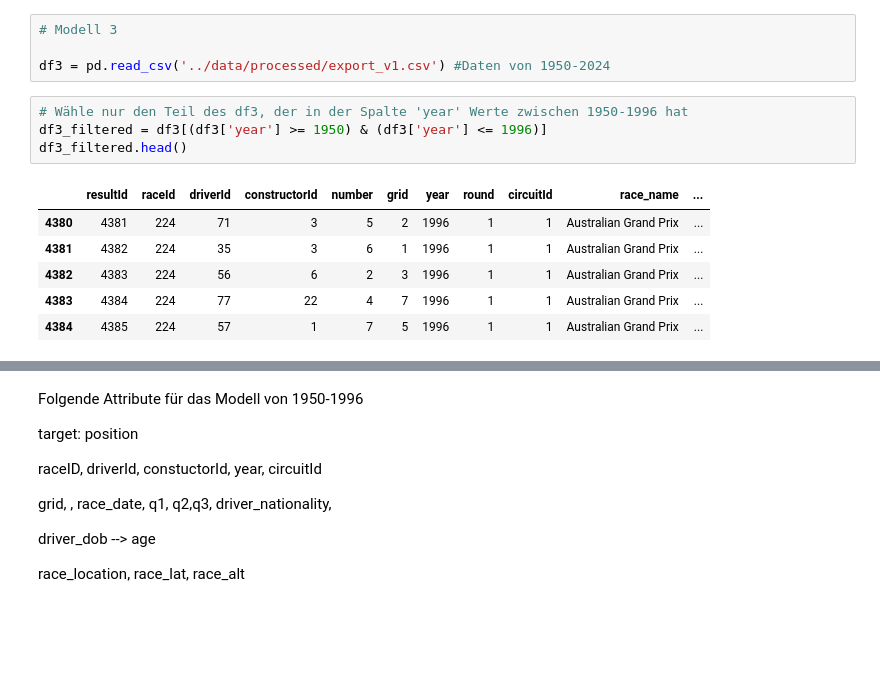
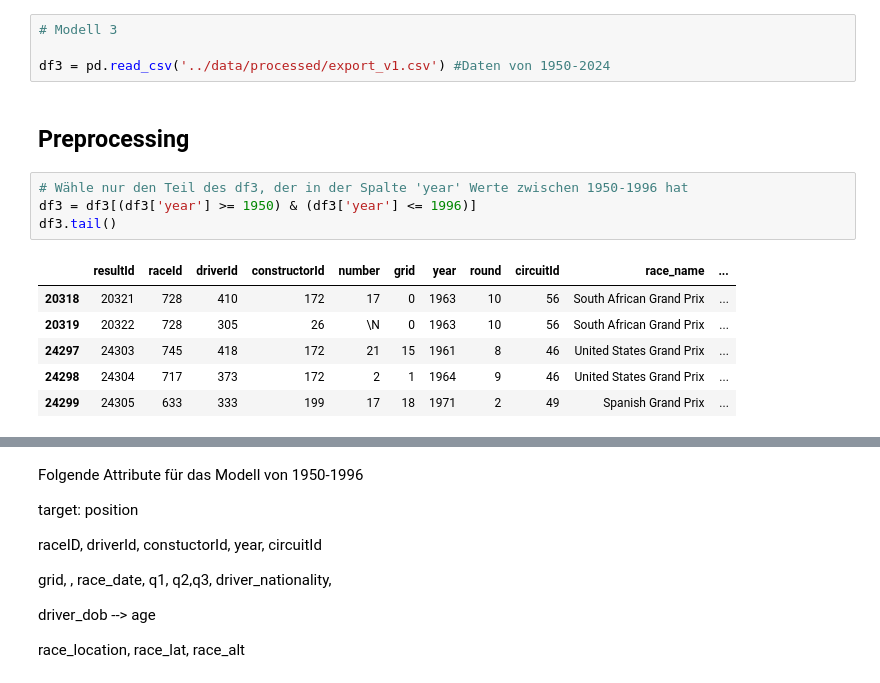
Before and after one commit to fengelnsbauer/ie500-data-mining-group7, a Jupyter notebook: src/model_learning.ipynb, the cells around one changed output, grey strips where cells are left out. Cells and saved outputs as stored; diff of their text form; blank space fills up the shorter version.

```diff
--- a/src/model_learning.ipynb
+++ b/src/model_learning.ipynb
@@ -534,14 +781,16 @@ Welche attribute sollen wir nehmen? Es gibt quasi keine vernünftigen wie standi
 # Modell 3
 
 df3 = pd.read_csv('../data/processed/export_v1.csv') #Daten von 1950-2024
+# %% [markdown]
+## Preprocessing
 # %%
 # Wähle nur den Teil des df3, der in der Spalte 'year' Werte zwischen 1950-1996 hat
-df3_filtered = df3[(df3['year'] >= 1950) & (df3['year'] <= 1996)]
-df3_filtered.head()
+df3 = df3[(df3['year'] >= 1950) & (df3['year'] <= 1996)]
+df3.tail()
 # %% [output]
 |  | resultId | raceId | driverId | constructorId | number | grid | year | round | circuitId | race_name | ... |
-| 4380 | 4381 | 224 | 71 | 3 | 5 | 2 | 1996 | 1 | 1 | Australian Grand Prix | ... |
-| 4381 | 4382 | 224 | 35 | 3 | 6 | 1 | 1996 | 1 | 1 | Australian Grand Prix | ... |
-| 4382 | 4383 | 224 | 56 | 6 | 2 | 3 | 1996 | 1 | 1 | Australian Grand Prix | ... |
-| 4383 | 4384 | 224 | 77 | 22 | 4 | 7 | 1996 | 1 | 1 | Australian Grand Prix | ... |
-| 4384 | 4385 | 224 | 57 | 1 | 7 | 5 | 1996 | 1 | 1 | Australian Grand Prix | ... |
+| 20318 | 20321 | 728 | 410 | 172 | 17 | 0 | 1963 | 10 | 56 | South African Grand Prix | ... |
+| 20319 | 20322 | 728 | 305 | 26 | \N | 0 | 1963 | 10 | 56 | South African Grand Prix | ... |
+| 24297 | 24303 | 745 | 418 | 172 | 21 | 15 | 1961 | 8 | 46 | United States Grand Prix | ... |
+| 24298 | 24304 | 717 | 373 | 172 | 2 | 1 | 1964 | 9 | 46 | United States Grand Prix | ... |
+| 24299 | 24305 | 633 | 333 | 199 | 17 | 18 | 1971 | 2 | 49 | Spanish Grand Prix | ... |
```
Also changed, not shown: parts of 34 cells of this notebook.
